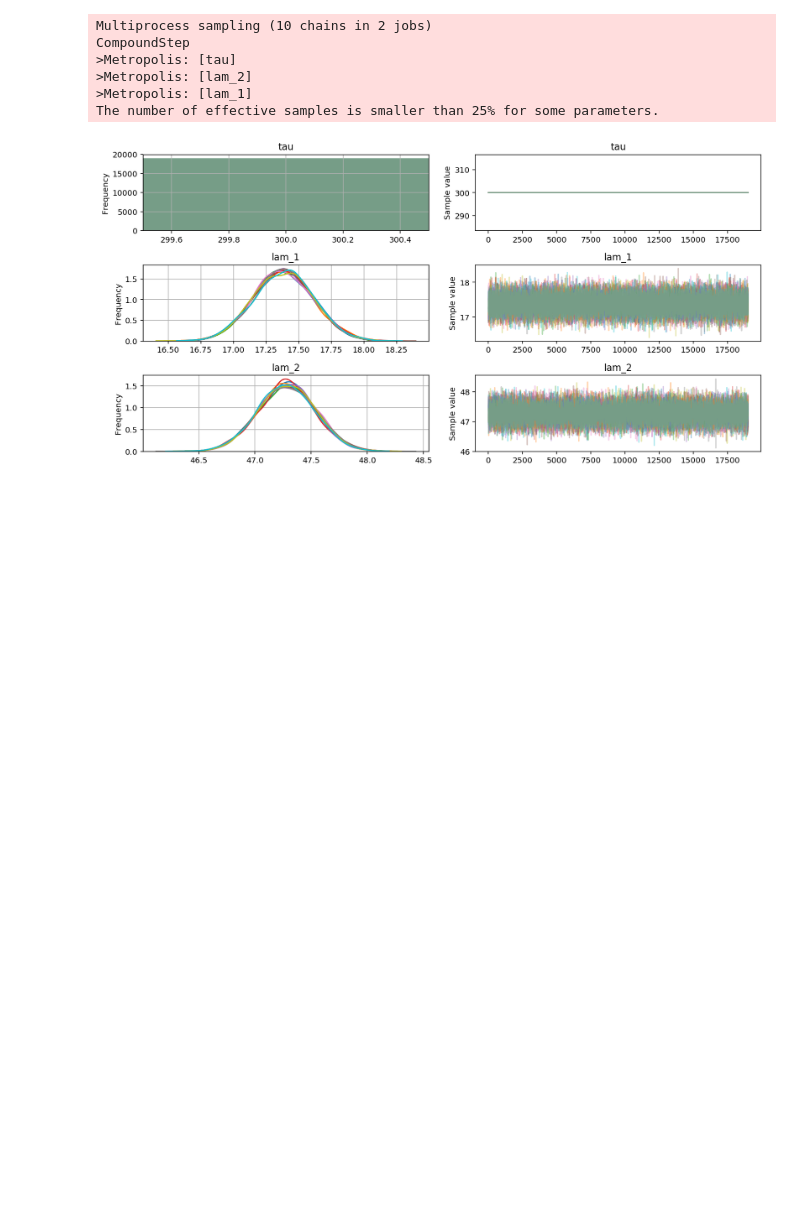
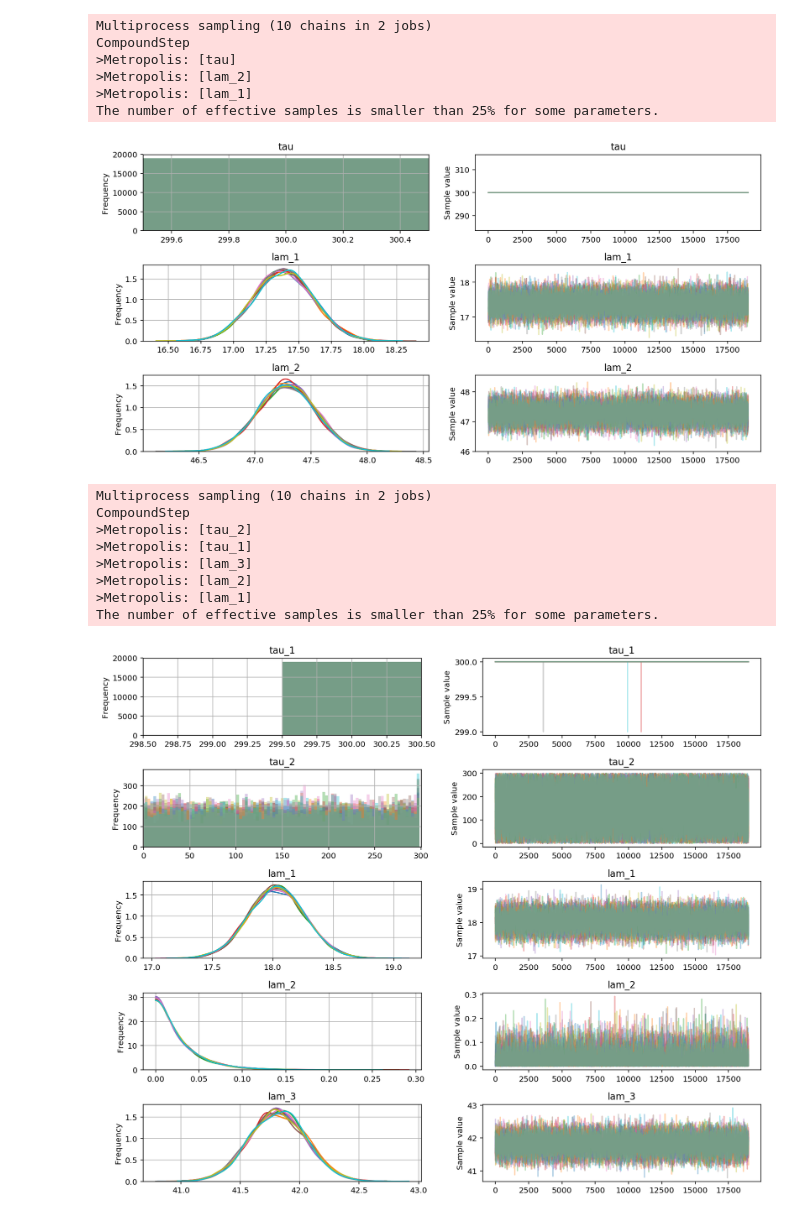
Before and after one commit to jgoerner/advanced-statistics, a Jupyter notebook: statistics/notebooks/Readingguide-3.ipynb, the cells around one changed output. Drawn from its saved outputs; the diff is of its cells as text; code cells hidden in the pictures; blank space fills up the shorter version.

```diff
--- a/statistics/notebooks/Readingguide-3.ipynb
+++ b/statistics/notebooks/Readingguide-3.ipynb
@@ -526,0 +552,33 @@ The number of effective samples is smaller than 25% for some parameters.
+# %%
+# Modeling
+with pm.Model() as model:
+    lam_1 = pm.Exponential("lam_1", data.mean())
+    lam_2 = pm.Exponential("lam_2", data.mean())
+    lam_3 = pm.Exponential("lam_3", data.mean())
+    tau_1 = pm.DiscreteUniform("tau_1", lower=0, upper=N-1)
+    tau_2 = pm.DiscreteUniform("tau_2", lower=0, upper=N-1)
+    idx = np.arange(N)
+
+    lam = pm.math.switch(
+        tau_1 > idx,
+        lam_1,
+        pm.math.switch(
+            tau_2 > idx,
+            lam_2,
+            lam_3
+        ))
+    female = pm.Poisson("target", lam, observed=data)
+    step = pm.Metropolis()
+    trace = pm.sample(20000, tune=5000, step=step, chains=10)
+    pm.traceplot(trace[1000:], grid=True)
+plt.savefig("./results/3-15-d-inference.png")
+# %% [output]
+Multiprocess sampling (10 chains in 2 jobs)
+CompoundStep
+>Metropolis: [tau_2]
+>Metropolis: [tau_1]
+>Metropolis: [lam_3]
+>Metropolis: [lam_2]
+>Metropolis: [lam_1]
+The number of effective samples is smaller than 25% for some parameters.
+[figure, added]
```
Also changed, not shown: parts of 1 cell of this notebook, 1 other file.
